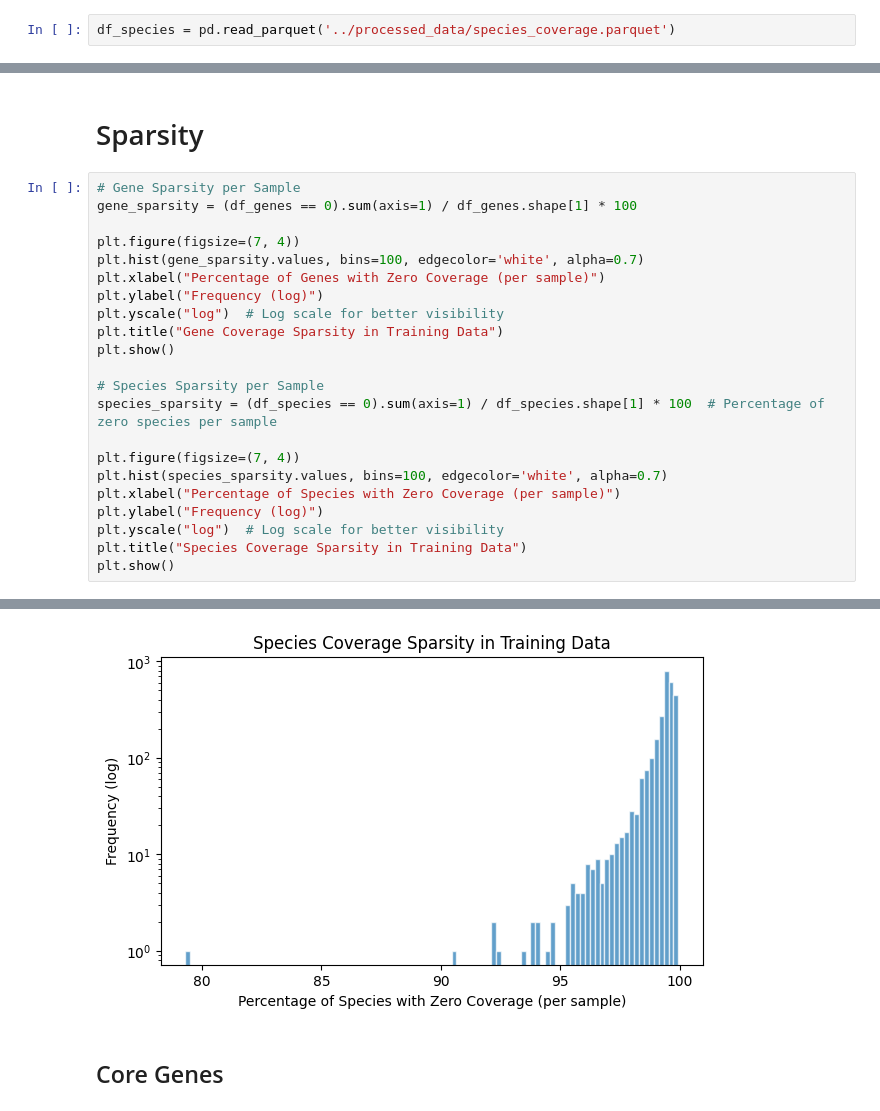
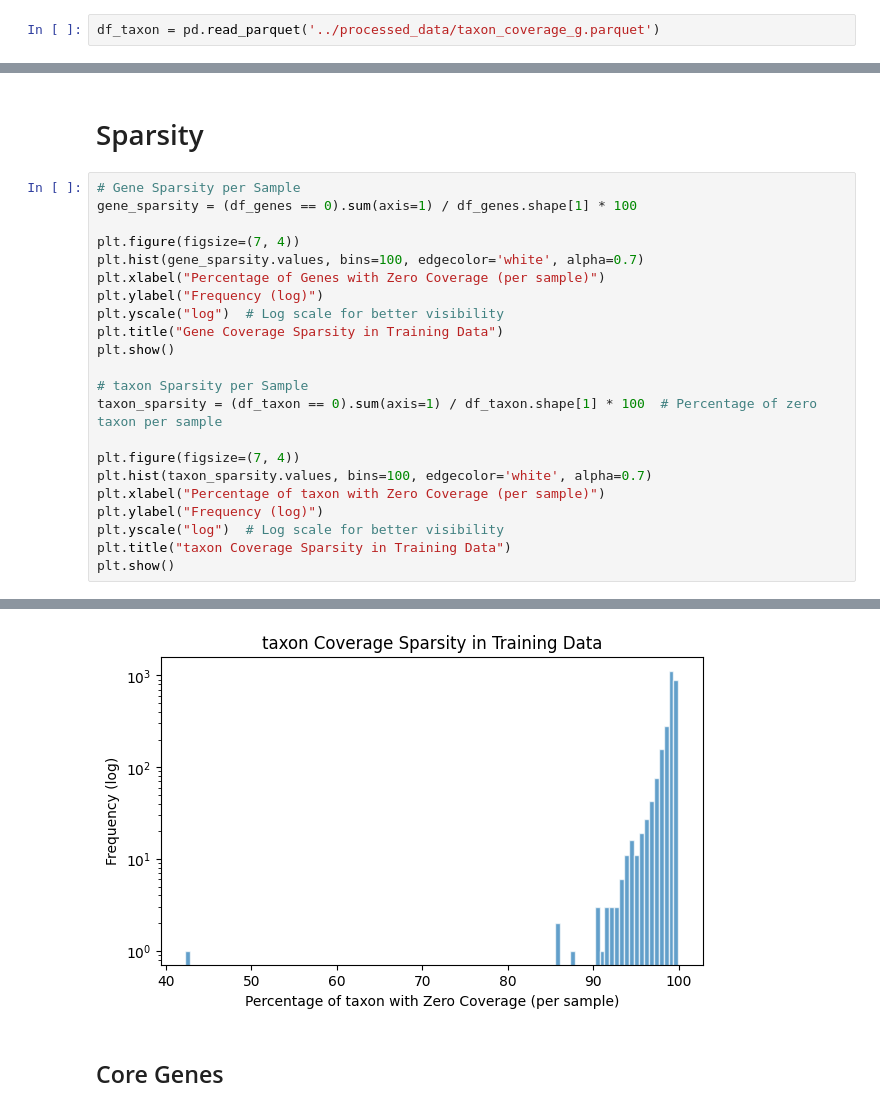
Before and after one commit to AthomsG/gene-prediction-from-bacteria-community, a Jupyter notebook: notebooks/EDA.ipynb, the cells around one changed output, grey strips where cells are left out. Drawn from its saved outputs; the diff is of its cells as text.

```diff
--- a/notebooks/EDA.ipynb
+++ b/notebooks/EDA.ipynb
@@ -7,2 +7,2 @@ import matplotlib.pyplot as plt
 # %%
-df_species = pd.read_parquet('../processed_data/species_coverage.parquet')
+df_taxon = pd.read_parquet('../processed_data/taxon_coverage_g.parquet')
@@ -108,28 +124,28 @@ print(f'{(count_species==df_species.shape[0]).sum()} species always show up') #
 # %%
 # Gene Sparsity per Sample
 gene_sparsity = (df_genes == 0).sum(axis=1) / df_genes.shape[1] * 100
 
 plt.figure(figsize=(7, 4))
 plt.hist(gene_sparsity.values, bins=100, edgecolor='white', alpha=0.7)
 plt.xlabel("Percentage of Genes with Zero Coverage (per sample)")
 plt.ylabel("Frequency (log)")
 plt.yscale("log")  # Log scale for better visibility
 plt.title("Gene Coverage Sparsity in Training Data")
 plt.show()
 
-# Species Sparsity per Sample
-species_sparsity = (df_species == 0).sum(axis=1) / df_species.shape[1] * 100  # Percentage of zero species per sample
+# taxon Sparsity per Sample
+taxon_sparsity = (df_taxon == 0).sum(axis=1) / df_taxon.shape[1] * 100  # Percentage of zero taxon per sample
 
 plt.figure(figsize=(7, 4))
-plt.hist(species_sparsity.values, bins=100, edgecolor='white', alpha=0.7)
-plt.xlabel("Percentage of Species with Zero Coverage (per sample)")
+plt.hist(taxon_sparsity.values, bins=100, edgecolor='white', alpha=0.7)
+plt.xlabel("Percentage of taxon with Zero Coverage (per sample)")
 plt.ylabel("Frequency (log)")
 plt.yscale("log")  # Log scale for better visibility
-plt.title("Species Coverage Sparsity in Training Data")
+plt.title("taxon Coverage Sparsity in Training Data")
 plt.show()
 # %% [output]
 [figure]
-[figure, old version]
+[figure, new version]
 # %% [markdown]
 ## Core Genes
 # %% [markdown]
```
Also changed, not shown: parts of 16 cells of this notebook.
